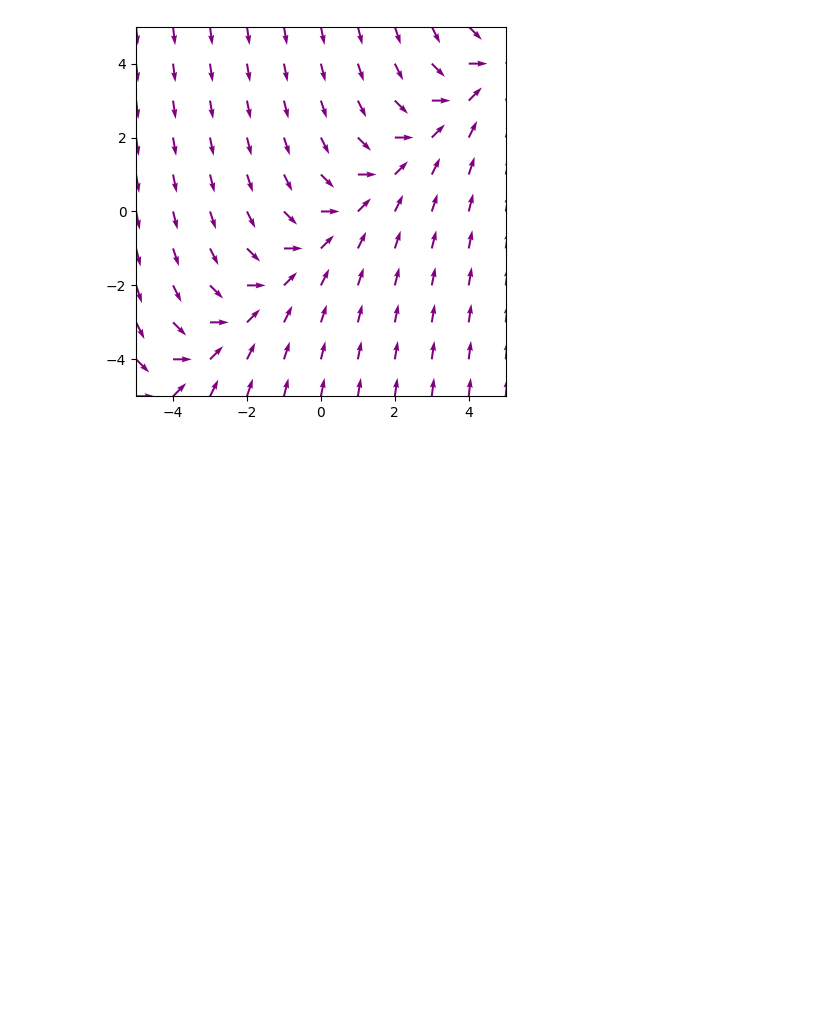
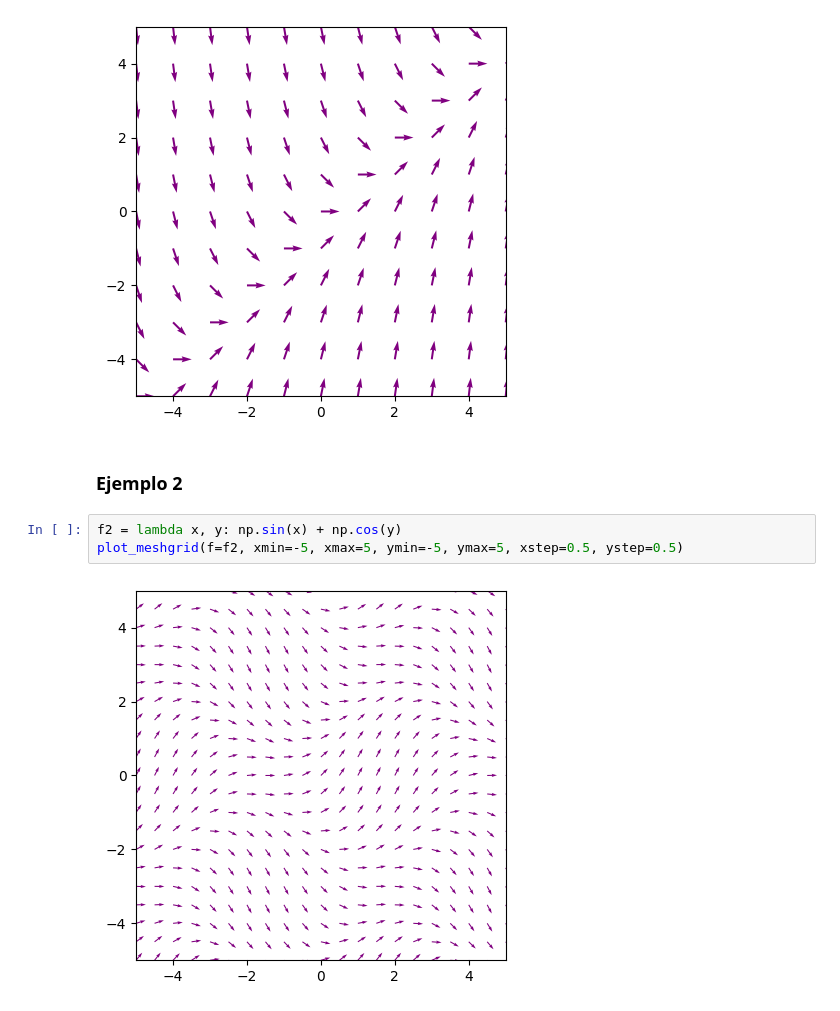
Before and after one commit to donmatthiuz/ModelacionSimu, a Jupyter notebook: lab5-1.ipynb, the cells around one changed output. Drawn from its saved outputs; the diff is of its cells as text; blank space fills up the shorter version.

Commit message:
ejemplos dados

```diff
--- a/lab5-1.ipynb
+++ b/lab5-1.ipynb
@@ -40,3 +40,10 @@ f = lambda x, y: x - y
 plot_meshgrid(f=f, xmin=-5, xmax=5, ymin=-5, ymax=5, xstep=1, ystep=1)
 # %% [output]
 [figure]
+# %% [markdown]
+### Ejemplo 2
+# %%
+f2 = lambda x, y: np.sin(x) + np.cos(y)
+plot_meshgrid(f=f2, xmin=-5, xmax=5, ymin=-5, ymax=5, xstep=0.5, ystep=0.5)
+# %% [output]
+[figure, added]
```
Also changed, not shown: parts of 1 cell of this notebook.
